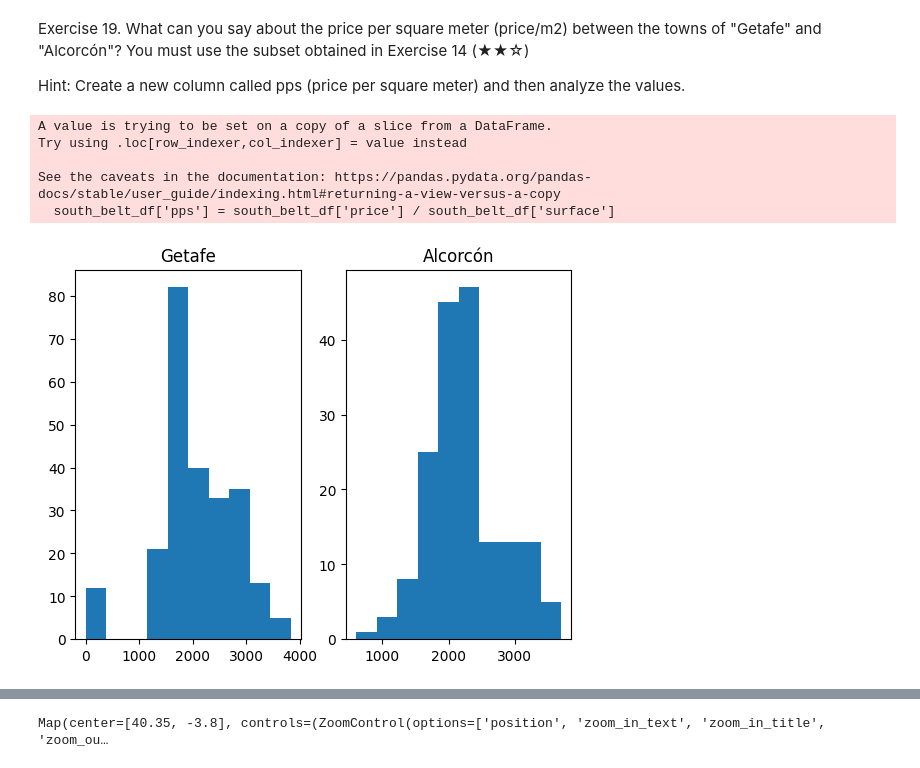
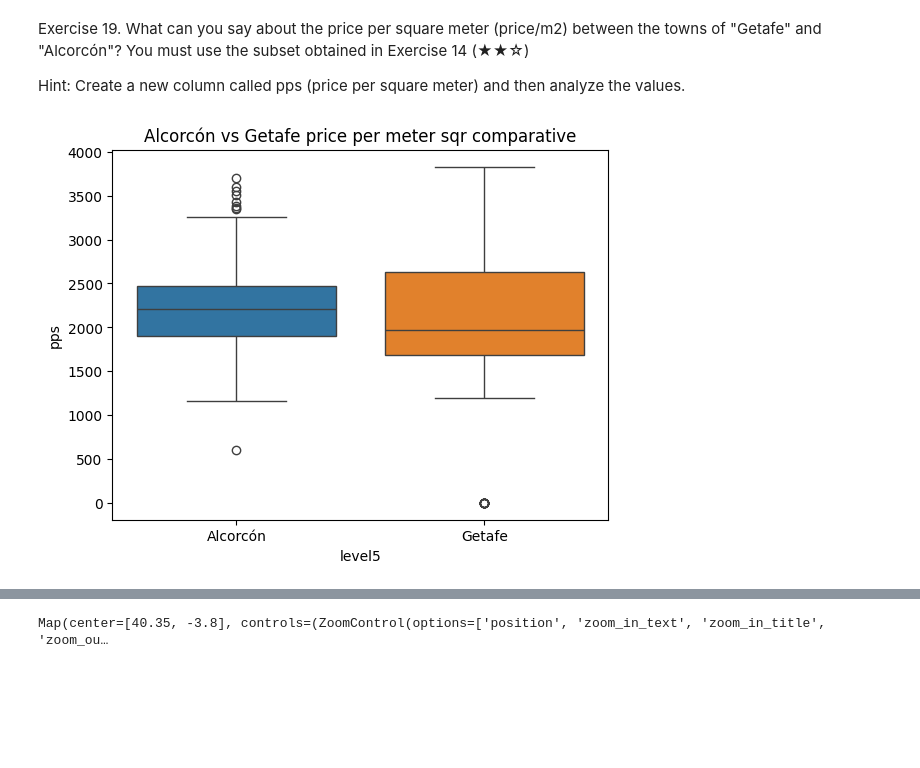
Before and after one commit to aguamelsu/pre_work, a Jupyter notebook: notebooks/01_analysis.ipynb, the cells around one changed output, grey strips where cells are left out. Saved outputs shown, nothing was run; the diff lists cells and outputs as text; code cells hidden in the pictures; blank space fills up the shorter version.

```diff
--- a/notebooks/01_analysis.ipynb
+++ b/notebooks/01_analysis.ipynb
@@ -381,24 +381,16 @@ Exercise 19. What can you say about the price per square meter (price/m2) betwee
 
 Hint: Create a new column called pps (price per square meter) and then analyze the values.
 # %%
+pd.options.mode.chained_assignment = None # Ignore warning of using a copy of df
+
 south_belt_df['pps'] = south_belt_df['price'] / south_belt_df['surface']
 
-getafe_pps = south_belt_df.loc[south_belt_df['level5']=='Getafe', ['pps']]
-alcorcon_pps = south_belt_df.loc[south_belt_df['level5']=='Alcorcón', ['pps']]
+# Filter pps from Getafe and Alcorcón
+get_alar_pps = south_belt_df.loc[south_belt_df['level5'].isin(['Getafe', 'Alcorcón']), ['pps', 'level5']]
 
-fig, axes = plt.subplots(1, 2)
-
-axes[0].hist(getafe_pps)
-axes[0].set_title('Getafe')
-
-axes[1].hist(alcorcon_pps)
-axes[1].set_title('Alcorcón')
+sns.boxplot(data=get_alar_pps, x='level5', y='pps', hue='level5')
+plt.title('Alcorcón vs Getafe price per meter sqr comparative')
 
 plt.show()
 # %% [output]
-A value is trying to be set on a copy of a slice from a DataFrame.
-Try using .loc[row_indexer,col_indexer] = value instead
-
-See the caveats in the documentation: https://pandas.pydata.org/pandas-docs/stable/user_guide/indexing.html#returning-a-view-versus-a-copy
-  south_belt_df['pps'] = south_belt_df['price'] / south_belt_df['surface']
-[figure, old version]
+[figure, new version]
```
Also changed, not shown: parts of 5 cells of this notebook.
